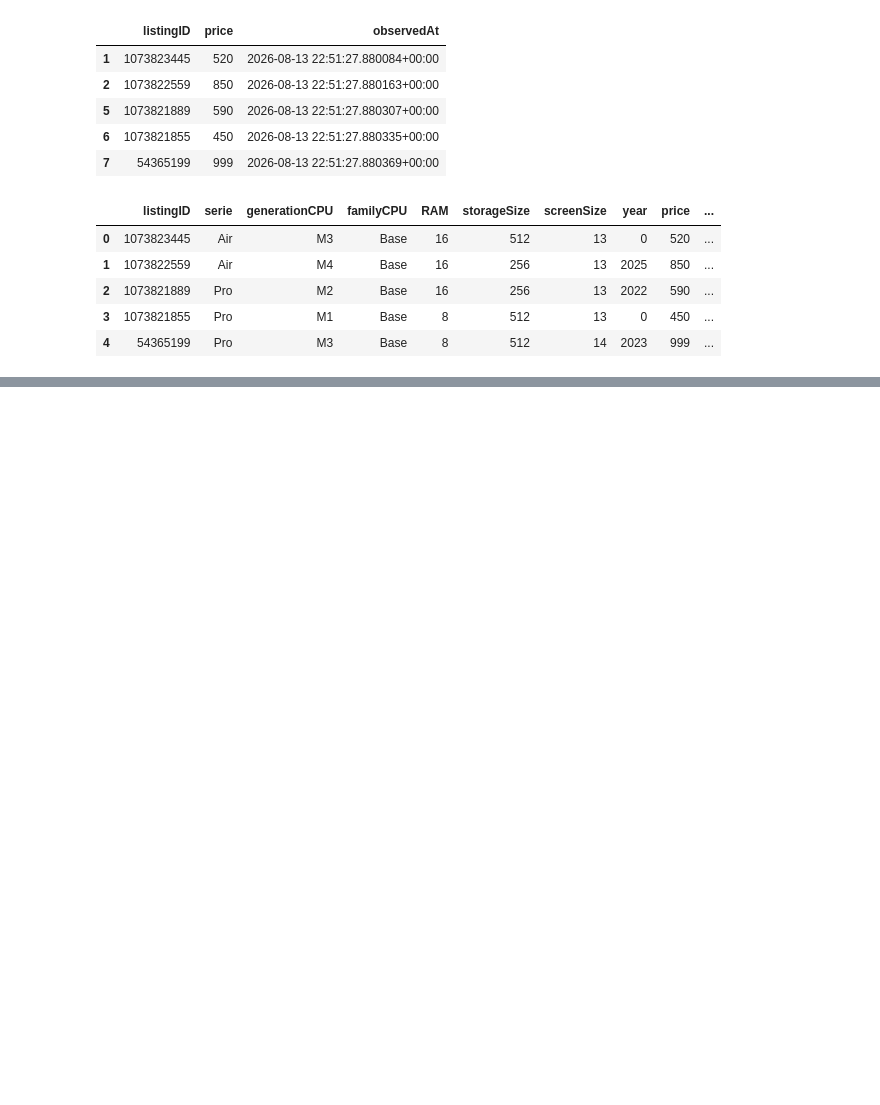
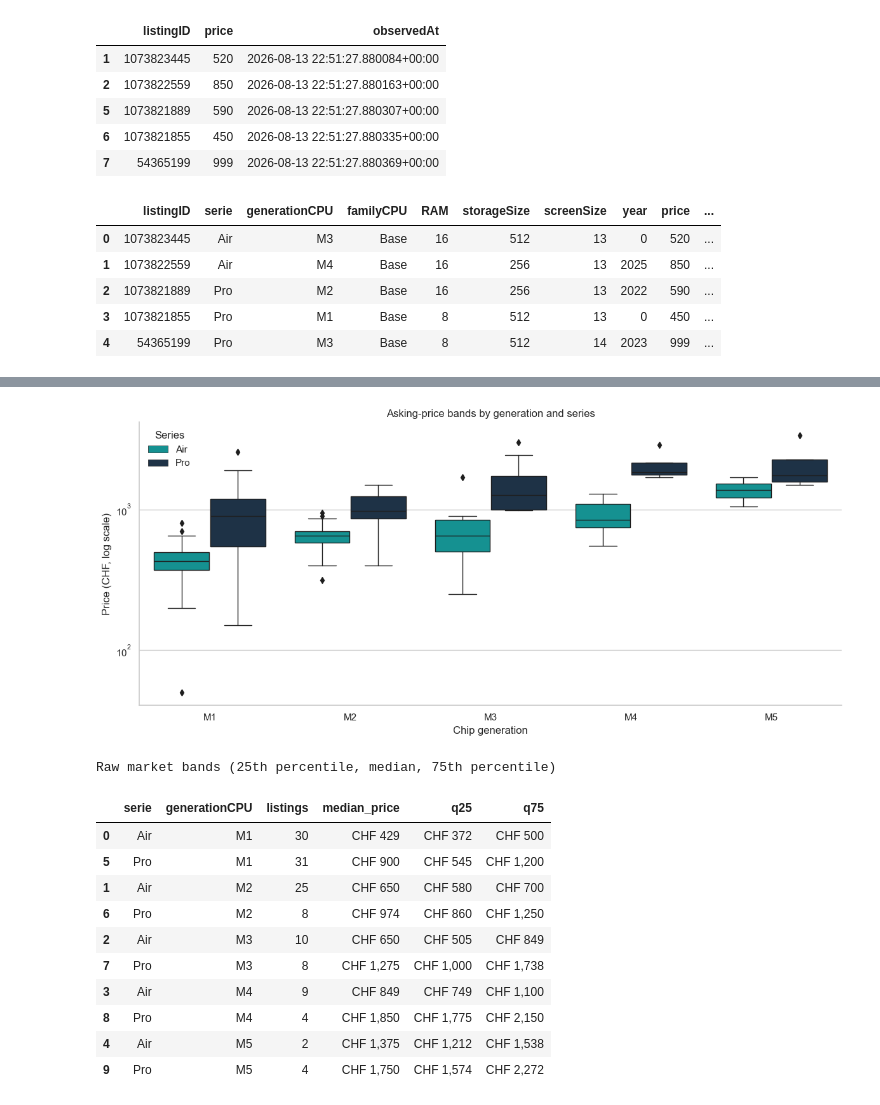
Before and after one commit to Robin789-ch/anibis-scraper, a Jupyter notebook: Price_analysis.ipynb, the cells around one changed output, grey strips where cells are left out. Cells and saved outputs as stored; diff of their text form; code cells hidden in the pictures; blank space fills up the shorter version.

```diff
--- a/Price_analysis.ipynb
+++ b/Price_analysis.ipynb
@@ -76,0 +193,38 @@ df_market.head()
+# %%
+config_summary = (
+    market.groupby(["serie", "generationCPU"], observed=True)
+    .agg(listings=("price", "size"), median_price=("price", "median"), q25=("price", lambda x: x.quantile(.25)), q75=("price", lambda x: x.quantile(.75)))
+    .reset_index()
+)
+
+fig, ax = plt.subplots(figsize=(12, 5.5))
+sns.boxplot(
+    data=market, x="generationCPU", y="price", hue="serie", order=GEN_ORDER,
+    palette=[COLORS["teal"], COLORS["ink"]], showfliers=True, linewidth=1, ax=ax,
+)
+ax.set_yscale("log")
+ax.set(title="Asking-price bands by generation and series", xlabel="Chip generation", ylabel="Price (CHF, log scale)")
+ax.legend(title="Series", frameon=False)
+sns.despine()
+plt.tight_layout()
+plt.show()
+
+display(
+    config_summary.sort_values(["generationCPU", "serie"])
+    .style.format({"median_price": "CHF {:,.0f}", "q25": "CHF {:,.0f}", "q75": "CHF {:,.0f}"})
+    .set_caption("Raw market bands (25th percentile, median, 75th percentile)")
+)
+# %% [output]
+[figure, added]
+Raw market bands (25th percentile, median, 75th percentile)
+|  | serie | generationCPU | listings | median_price | q25 | q75 |
+| 0 | Air | M1 | 30 | CHF 429 | CHF 372 | CHF 500 |
+| 5 | Pro | M1 | 31 | CHF 900 | CHF 545 | CHF 1,200 |
+| 1 | Air | M2 | 25 | CHF 650 | CHF 580 | CHF 700 |
+| 6 | Pro | M2 | 8 | CHF 974 | CHF 860 | CHF 1,250 |
+| 2 | Air | M3 | 10 | CHF 650 | CHF 505 | CHF 849 |
+| 7 | Pro | M3 | 8 | CHF 1,275 | CHF 1,000 | CHF 1,738 |
+| 3 | Air | M4 | 9 | CHF 849 | CHF 749 | CHF 1,100 |
+| 8 | Pro | M4 | 4 | CHF 1,850 | CHF 1,775 | CHF 2,150 |
+| 4 | Air | M5 | 2 | CHF 1,375 | CHF 1,212 | CHF 1,538 |
+| 9 | Pro | M5 | 4 | CHF 1,750 | CHF 1,574 | CHF 2,272 |
```
Also changed, not shown: parts of 15 cells of this notebook, 1 other file.
